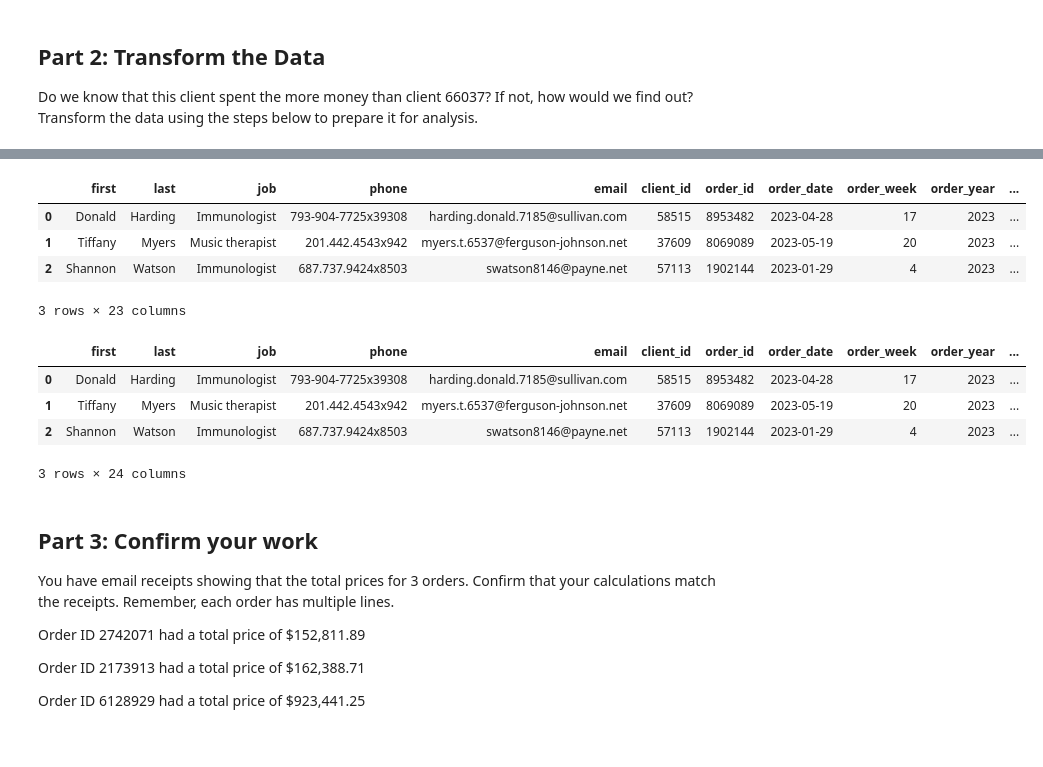
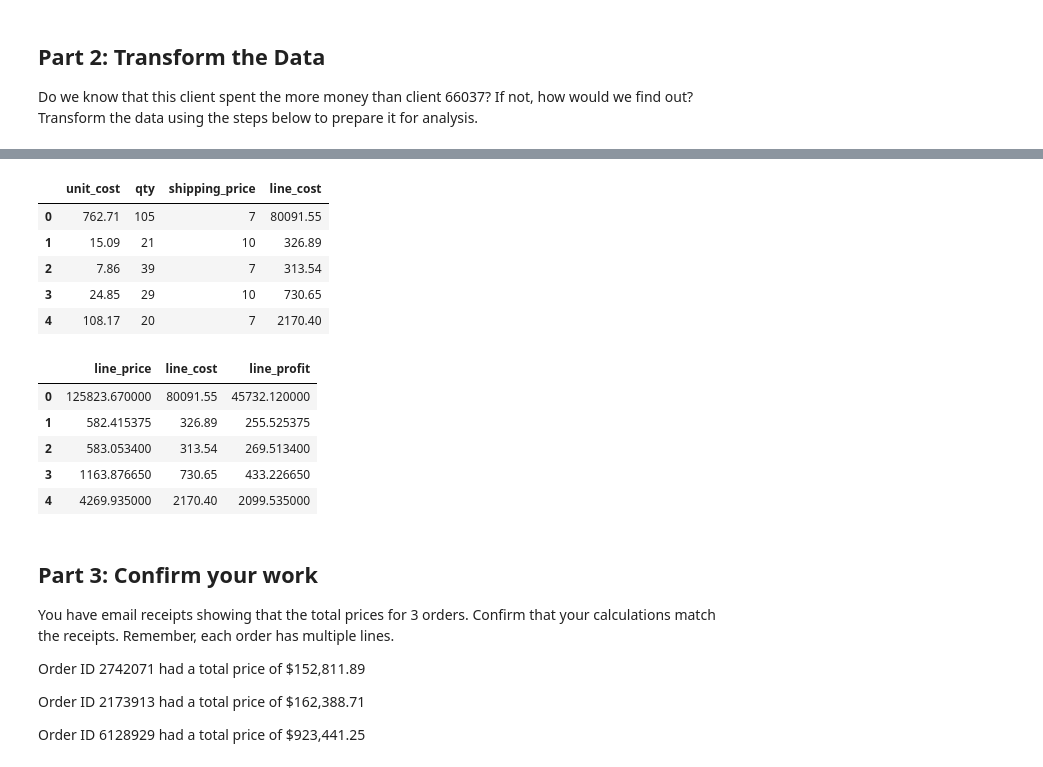
Before and after one commit to QueenofParts/pandas_challenge_1, a Jupyter notebook: module_4_challenge.ipynb, the cells around one changed output, grey strips where cells are left out. Saved outputs shown, nothing was run; the diff lists cells and outputs as text; code cells hidden in the pictures.

```diff
--- a/module_4_challenge.ipynb
+++ b/module_4_challenge.ipynb
@@ -5,8 +8,7 @@ Import the data and use Pandas to learn more about the dataset.
 # %%
-import pandas as pd
-
-df = pd.read_csv('Resources/client_dataset.csv')
-
+# Importing the dataset
+file_path = ("c:/Users/Marnie/Desktop/ai_class/Challenges/Module 4 Assignment/Starter_Code/Resources/client_dataset.csv")
+df = pd.read_csv(file_path)
 df.head()
 # %% [output]
 |  | first | last | job | phone | email | client_id | order_id | order_date | order_week | order_year | ... |
@@ -92,4 +90,6 @@ Do we know that this client spent the more money than client 66037? If not, how
 # Create a column that calculates the
 # subtotal for each line using the unit_price
 # and the qty
-df[line_subtotal] = df["unit_price"] * df["qty"]
+df["line_subtotal"] = df["unit_price"] * df["qty"]
+# Display the first 5 rows of the dataset
+df.head()
@@ -99,5 +106,7 @@ df[line_subtotal] = df["unit_price"] * df["qty"]
 # for orders over 50 pounds and $10 per
 # pound for items 50 pounds or under.
 
-df[total_weight] = df["unti_weight"] * df["qty"]
-df[shipping_price] = df[total_weight].apply(lambda x: 7 if x > 50 else 10)
+df["total_weight"] = df["unit_weight"] * df["qty"]
+df["shipping_price"] = df["total_weight"].apply(lambda x: 7 if x > 50 else 10)
+# Display the first 5 rows of the dataset
+df.head()
@@ -106,6 +123,6 @@ df[shipping_price] = df[total_weight].apply(lambda x: 7 if x > 50 else 10)
 # using the subtotal and the shipping price
 # along with a sales tax of 9.25%
 
-df['line_sales_tax'] = df['line_subtotal'] * 0.0925
-df[line_price] = df[line_subtotal] + df['shipping price'] + df['line_sales_tax']
-df[['line_subtotal', 'shipping price', 'line_sales_tax', 'line_price']].head()
+df["line_sales_tax"] = df["line_subtotal"] * 0.0925
+df["line_price"] = df["line_subtotal"] + df["shipping_price"] + df["line_sales_tax"]
+df[["line_subtotal", "shipping_price", "line_sales_tax", "line_price"]].head()
@@ -112,23 +136,30 @@ df[['line_subtotal', 'shipping price', 'line_sales_tax', 'line_price']].head()
 # %%
 # Create a column for the cost
 # of each line using unit cost, qty, and
 # shipping price (assume the shipping cost
 # is exactly what is charged to the client).
+df['line_cost'] = df['unit_cost'] * df['qty'] + df['shipping_price']
+df[['unit_cost', 'qty', 'shipping_price', 'line_cost']].head()
 # %% [output]
-|  | first | last | job | phone | email | client_id | order_id | order_date | order_week | order_year | ... |
-| 0 | Donald | Harding | Immunologist | 793-904-7725x39308 | harding.donald.7185@sullivan.com | 58515 | 8953482 | 2023-04-28 | 17 | 2023 | ... |
-| 1 | Tiffany | Myers | Music therapist | 201.442.4543x942 | myers.t.6537@ferguson-johnson.net | 37609 | 8069089 | 2023-05-19 | 20 | 2023 | ... |
-| 2 | Shannon | Watson | Immunologist | 687.737.9424x8503 | swatson8146@payne.net | 57113 | 1902144 | 2023-01-29 | 4 | 2023 | ... |
+|  | unit_cost | qty | shipping_price | line_cost |
+| 0 | 762.71 | 105 | 7 | 80091.55 |
+| 1 | 15.09 | 21 | 10 | 326.89 |
+| 2 | 7.86 | 39 | 7 | 313.54 |
+| 3 | 24.85 | 29 | 10 | 730.65 |
+| 4 | 108.17 | 20 | 7 | 2170.40 |
-3 rows × 23 columns
 # %%
 # Create a column for the profit of
 # each line using line cost and line price
+
+df['line_profit'] = df['line_price'] - df['line_cost']
+df[['line_price', 'line_cost', 'line_profit']].head()
 # %% [output]
-|  | first | last | job | phone | email | client_id | order_id | order_date | order_week | order_year | ... |
-| 0 | Donald | Harding | Immunologist | 793-904-7725x39308 | harding.donald.7185@sullivan.com | 58515 | 8953482 | 2023-04-28 | 17 | 2023 | ... |
-| 1 | Tiffany | Myers | Music therapist | 201.442.4543x942 | myers.t.6537@ferguson-johnson.net | 37609 | 8069089 | 2023-05-19 | 20 | 2023 | ... |
-| 2 | Shannon | Watson | Immunologist | 687.737.9424x8503 | swatson8146@payne.net | 57113 | 1902144 | 2023-01-29 | 4 | 2023 | ... |
+|  | line_price | line_cost | line_profit |
+| 0 | 125823.670000 | 80091.55 | 45732.120000 |
+| 1 | 582.415375 | 326.89 | 255.525375 |
+| 2 | 583.053400 | 313.54 | 269.513400 |
+| 3 | 1163.876650 | 730.65 | 433.226650 |
+| 4 | 4269.935000 | 2170.40 | 2099.535000 |
-3 rows × 24 columns
 # %% [markdown]
 ## Part 3: Confirm your work
 You have email receipts showing that the total prices for 3 orders. Confirm that your calculations match the receipts. Remember, each order has multiple lines.
```
Also changed, not shown: parts of 17 cells of this notebook.
